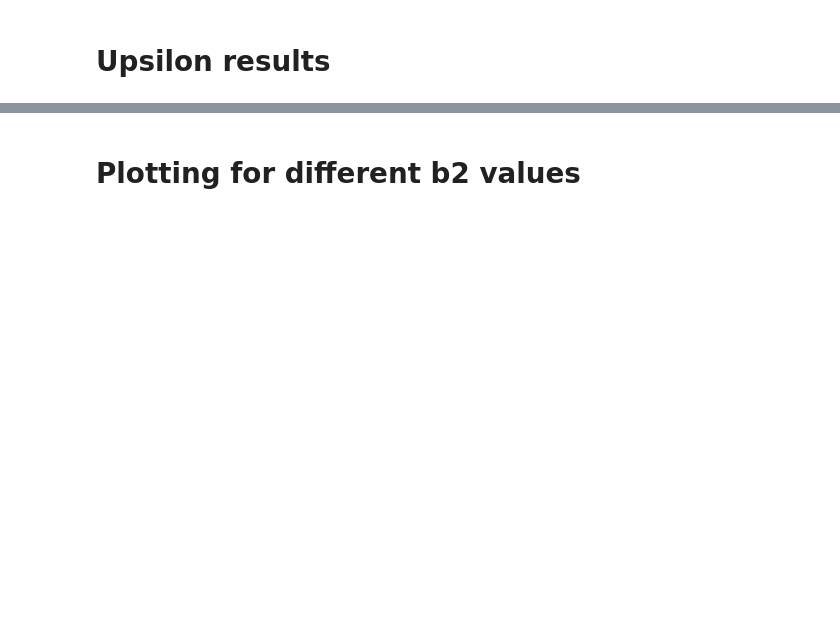
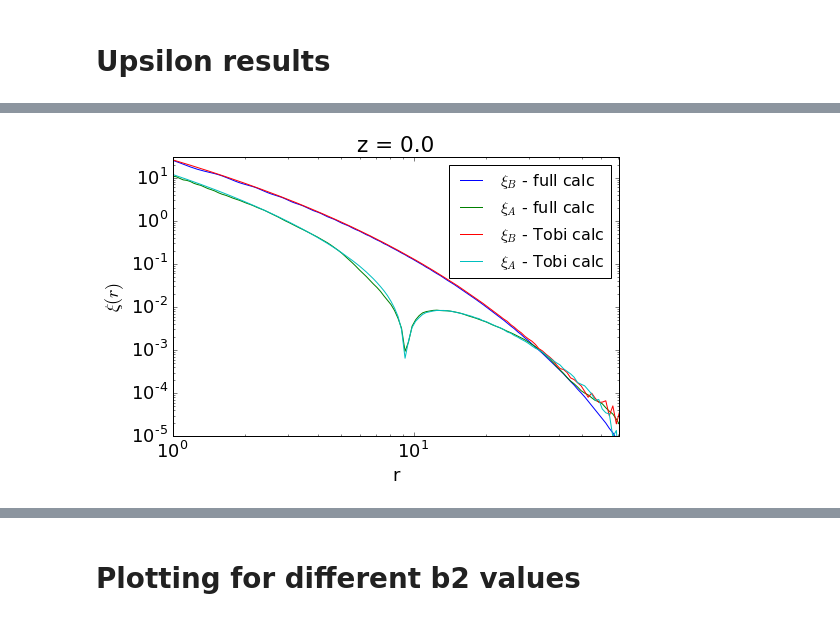
Before and after one commit to ja-vazquez/Upsilon, a Jupyter notebook: Results/plots.ipynb, the cells around one changed output, grey strips where cells are left out. Drawn from its saved outputs; the diff is of its cells as text; code cells hidden in the pictures; blank space fills up the shorter version.

```diff
--- a/Results/plots.ipynb
+++ b/Results/plots.ipynb
@@ -42,0 +61,19 @@ plt.legend(loc= 'best')
+# %%
+Xi_Afid = pd.read_csv('data/test_Xi_Afid.dat', names=['r', 'Xa', 'Xb'], index_col=['r'], sep='\s+')
+Xi_Tobi = pd.read_csv('data/test_Tobias_XA_fid.dat', names=['r', 'Xa', 'Xb'], index_col=['r'], sep='\s+')
+Xi_Tobi['abs_Xa'] = abs(Xi_Tobi.Xa)
+Xi_Afid['abs_Xa'] = abs(Xi_Afid.Xa)
+# %%
+fig = plt.figure(figsize=(8, 5))
+ax  = fig.add_subplot(1, 1, 1)
+Xi_Afid['Xb'].plot(    label='$\\xi_B$ - full calc')
+Xi_Afid['abs_Xa'].plot(label='$\\xi_A$ - full calc')
+Xi_Tobi['Xb'].plot(    label='$\\xi_B$ - Tobi calc')
+Xi_Tobi['abs_Xa'].plot(label='$\\xi_A$ - Tobi calc')
+ax.set_xlim([1,71])
+ax.set_ylabel('$\\xi(r)$')
+ax.set_ylim(ymin=1e-5)
+ax.set_title('z = 0.0')
+logs_legend(plt, ax)
+# %% [output]
+[figure, added]
```
Also changed, not shown: parts of 28 cells of this notebook, 26 other files.
